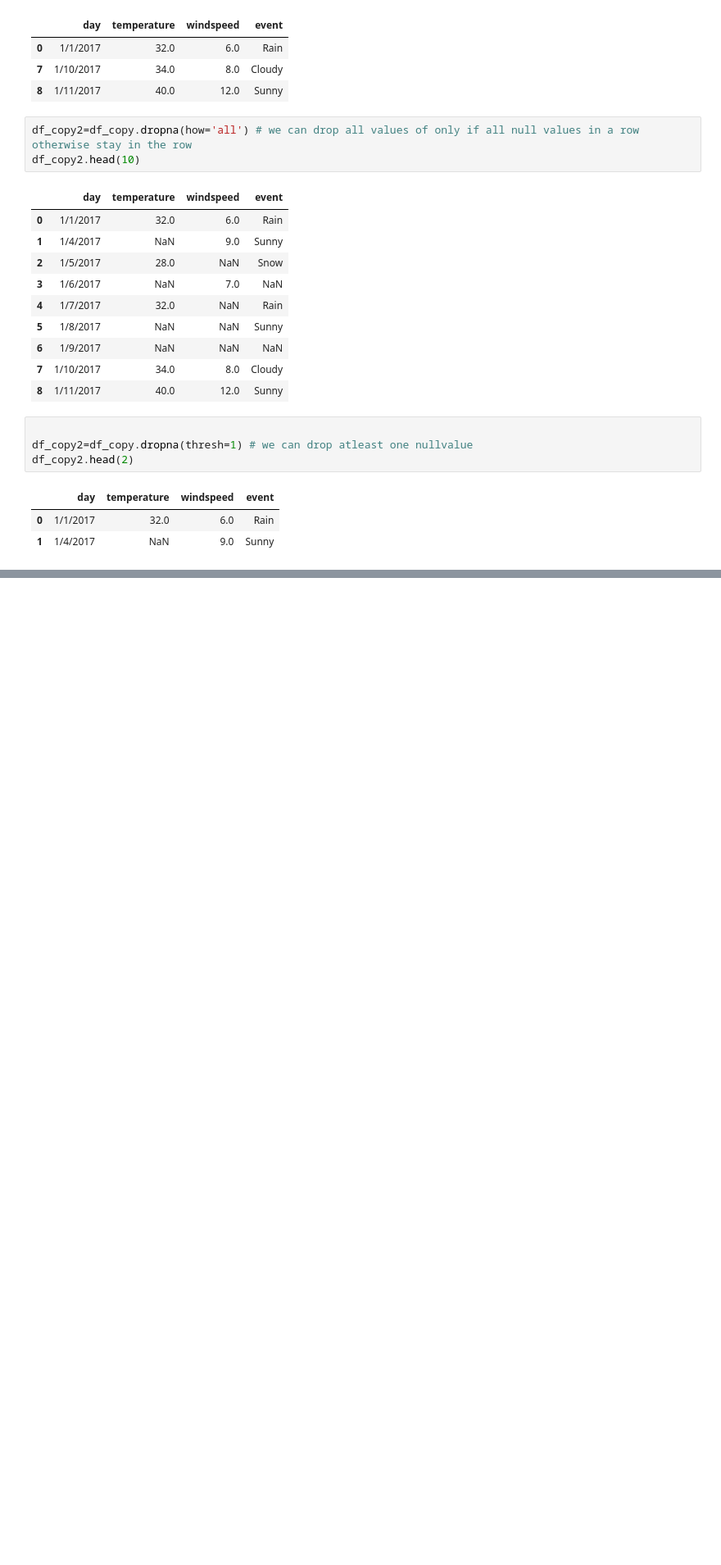
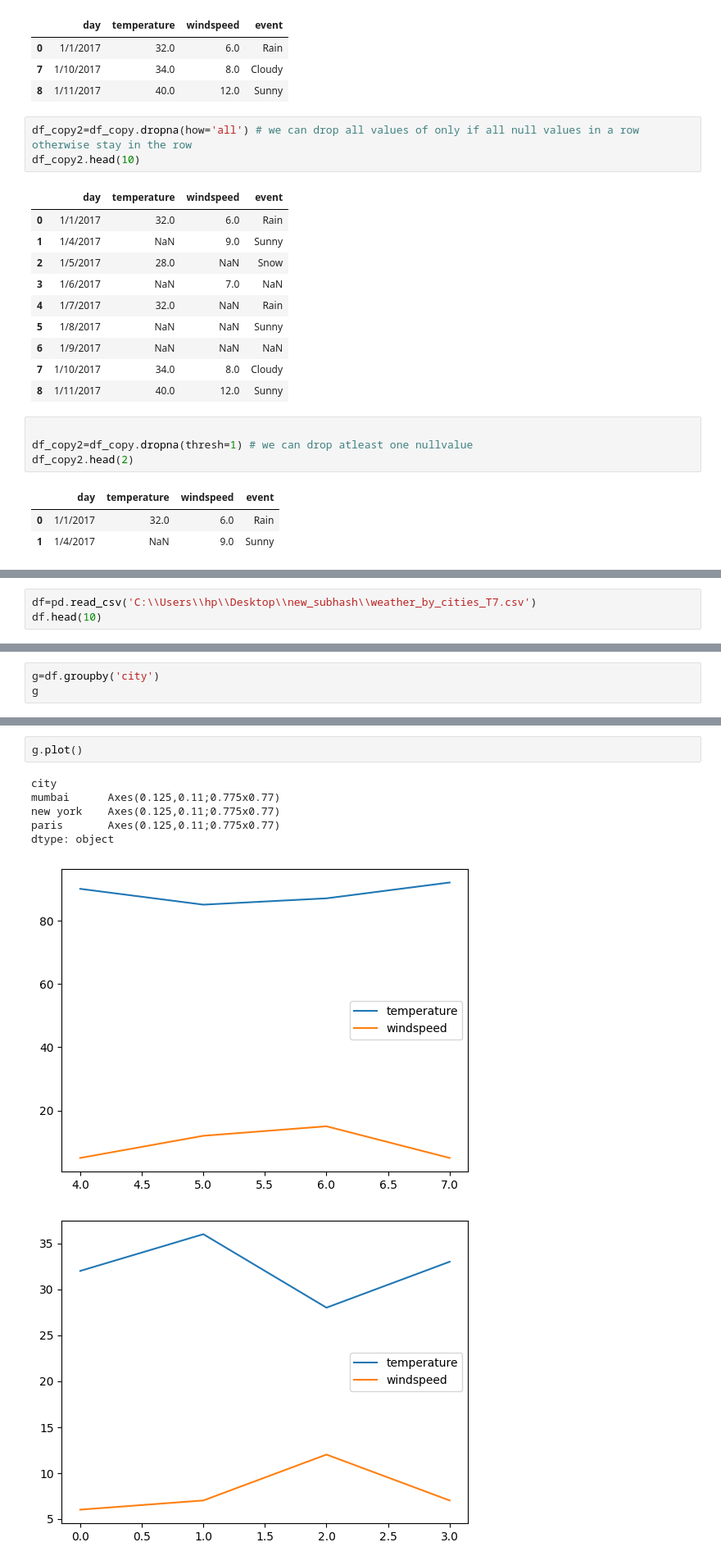
Before and after one commit to subsain/python_files, a Jupyter notebook: d5_d7/panda.ipynb, the cells around one changed output, grey strips where cells are left out. Shown: that part at 82% size. Cells and saved outputs as stored; diff of their text form; blank space fills up the shorter version.

```diff
--- a/d5_d7/panda.ipynb
+++ b/d5_d7/panda.ipynb
@@ -552,0 +604,3 @@ df_copy2.head(2)
+# %%
+df=pd.read_csv('C:\\Users\\hp\\Desktop\\new_subhash\\weather_by_cities_T7.csv')
+df.head(10)
@@ -552,0 +619,3 @@ df_copy2.head(2)
+# %%
+g=df.groupby('city')
+g
@@ -552,0 +674,10 @@ df_copy2.head(2)
+# %%
+g.plot()
+# %% [output]
+city
+mumbai      Axes(0.125,0.11;0.775x0.77)
+new york    Axes(0.125,0.11;0.775x0.77)
+paris       Axes(0.125,0.11;0.775x0.77)
+dtype: object
+[figure, added]
+[figure, added]
```
Also changed, not shown: parts of 17 cells of this notebook, 2 other files.
